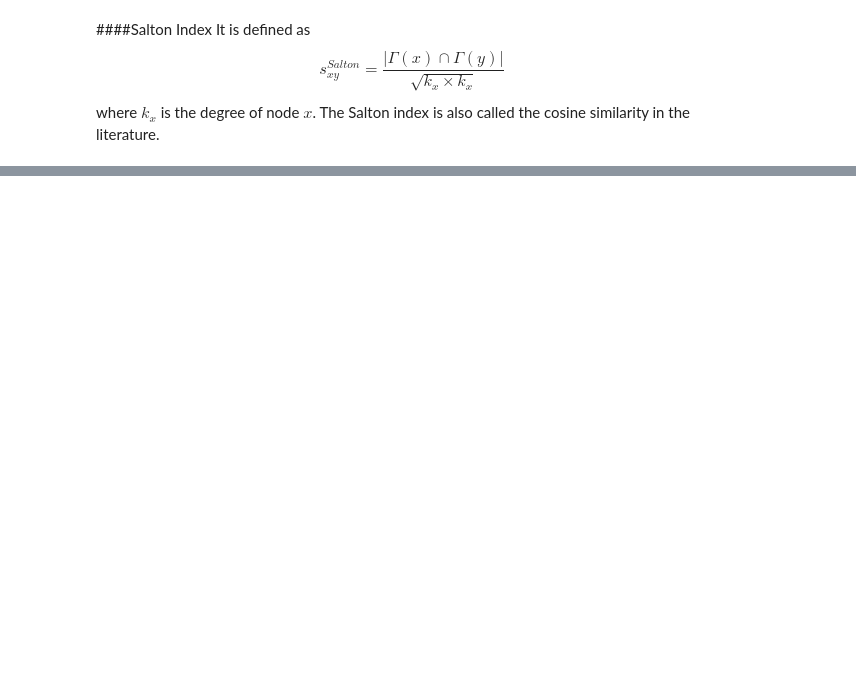
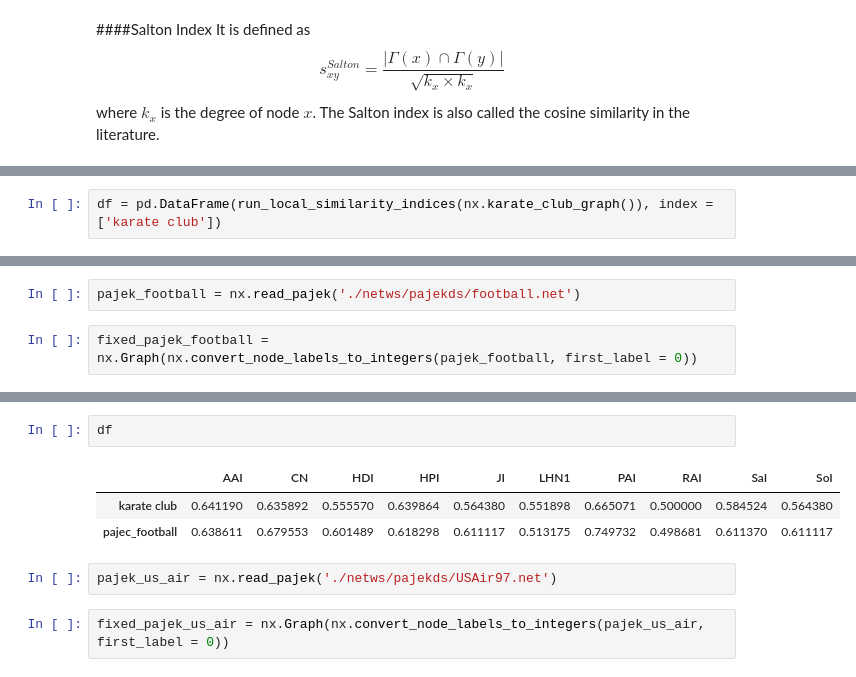
Before and after one commit to libfun/Course_m1_2015, a Jupyter notebook: ipynb/Link_predicition.ipynb, the cells around one changed output, grey strips where cells are left out. Saved outputs shown, nothing was run; the diff lists cells and outputs as text; blank space fills up the shorter version.

```diff
--- a/ipynb/Link_predicition.ipynb
+++ b/ipynb/Link_predicition.ipynb
@@ -163,0 +610,2 @@ Mean precision = 0.0
+# %%
+df = pd.DataFrame(run_local_similarity_indices(nx.karate_club_graph()), index = ['karate club'])
@@ -163,0 +628,4 @@ Mean precision = 0.0
+# %%
+pajek_football = nx.read_pajek('./netws/pajekds/football.net')
+# %%
+fixed_pajek_football = nx.Graph(nx.convert_node_labels_to_integers(pajek_football, first_label = 0))
@@ -163,0 +645,10 @@ Mean precision = 0.0
+# %%
+df
+# %% [output]
+|  | AAI | CN | HDI | HPI | JI | LHN1 | PAI | RAI | SaI | SoI |
+| karate club | 0.641190 | 0.635892 | 0.555570 | 0.639864 | 0.564380 | 0.551898 | 0.665071 | 0.500000 | 0.584524 | 0.564380 |
+| pajec_football | 0.638611 | 0.679553 | 0.601489 | 0.618298 | 0.611117 | 0.513175 | 0.749732 | 0.498681 | 0.611370 | 0.611117 |
+# %%
+pajek_us_air = nx.read_pajek('./netws/pajekds/USAir97.net')
+# %%
+fixed_pajek_us_air = nx.Graph(nx.convert_node_labels_to_integers(pajek_us_air, first_label = 0))
```
Also changed, not shown: parts of 31 cells of this notebook, 14 other files.
